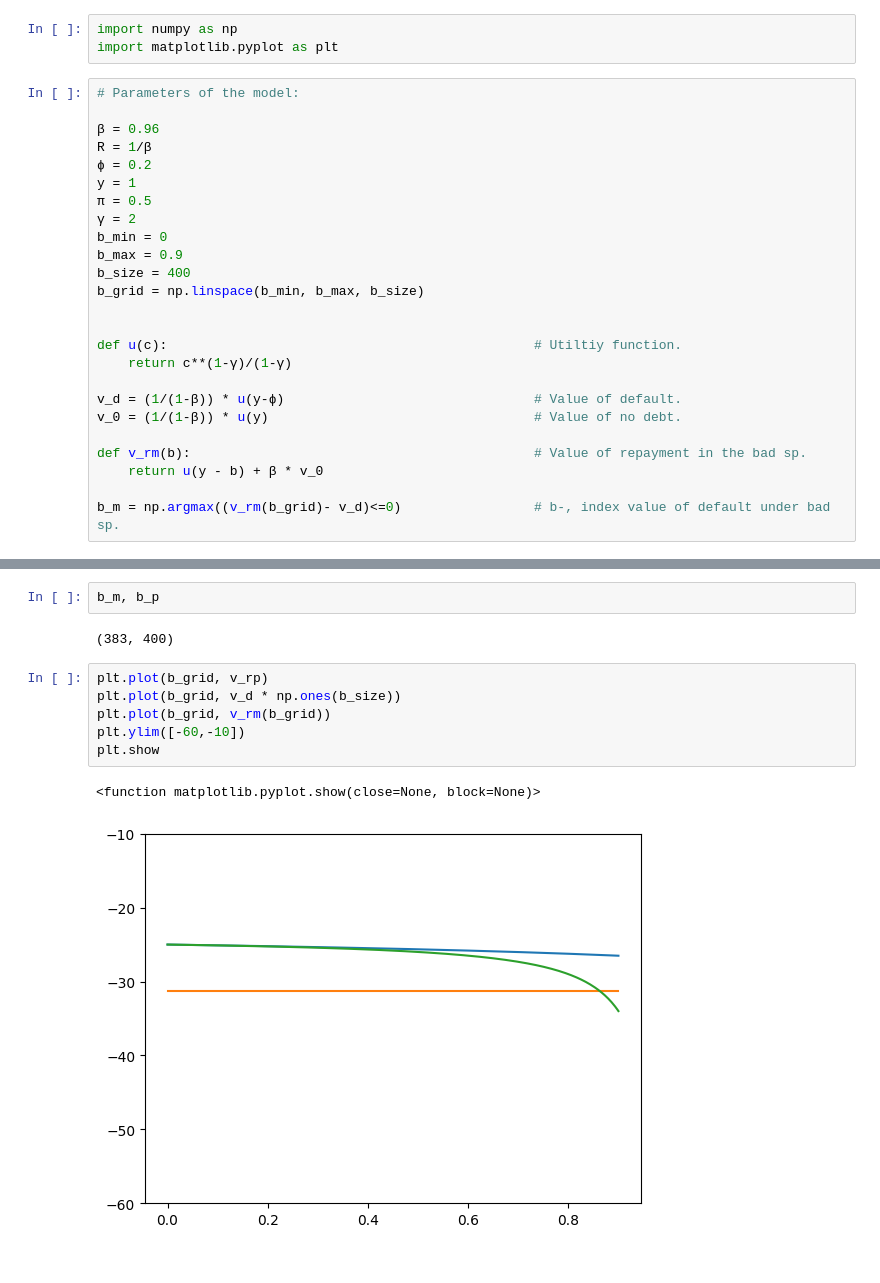
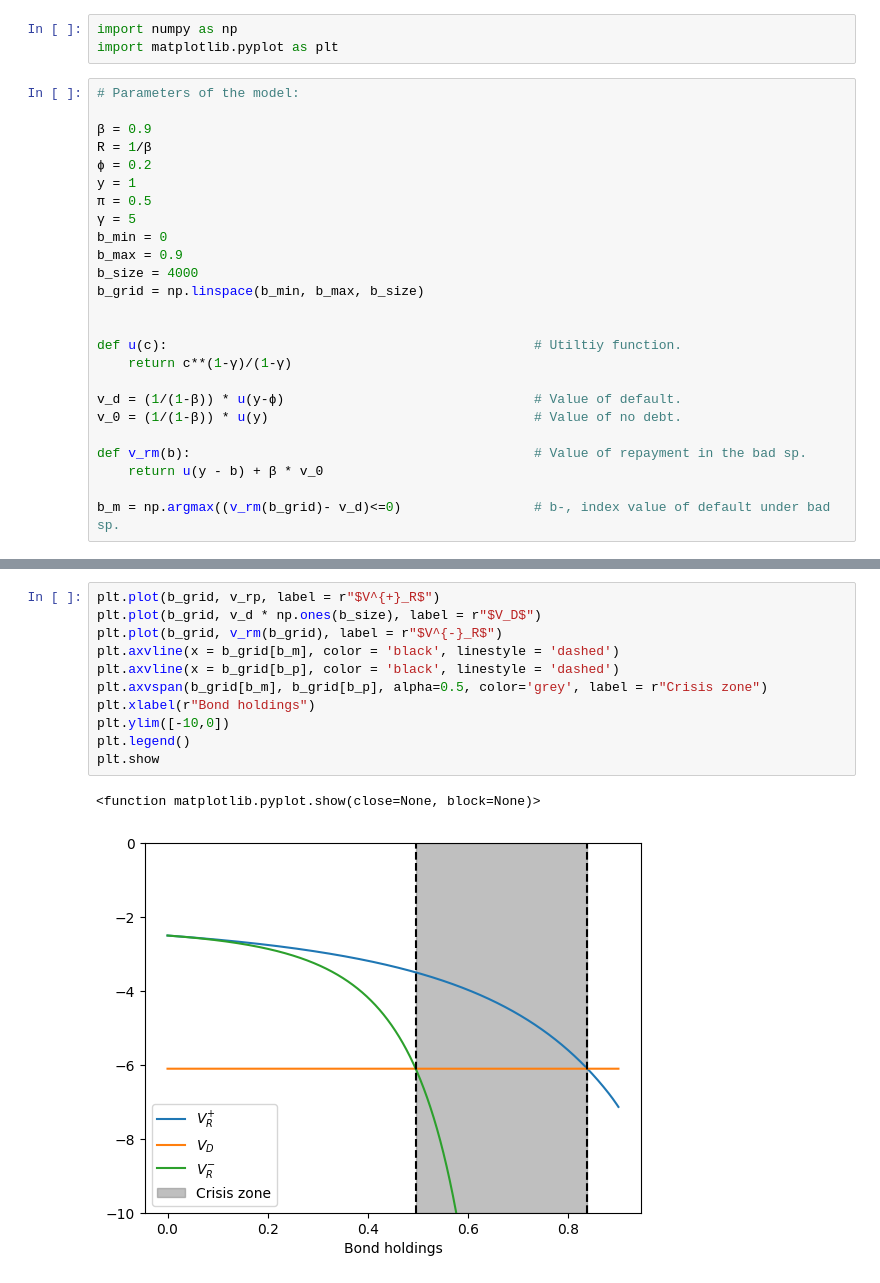
Before and after one commit to BelmudesLSB/Cole_Kehoe, a Jupyter notebook: Cole_Kehoe.ipynb, the cells around one changed output, grey strips where cells are left out. Cells and saved outputs as stored; diff of their text form.

Commit message:
fixing plots

```diff
--- a/Cole_Kehoe.ipynb
+++ b/Cole_Kehoe.ipynb
@@ -6,15 +6,15 @@ import matplotlib.pyplot as plt
 # %%
 # Parameters of the model:
 
-β = 0.96
+β = 0.9
 R = 1/β
 ϕ = 0.2
 y = 1
 π = 0.5
-γ = 2
+γ = 5
 b_min = 0
 b_max = 0.9
-b_size = 400
+b_size = 4000
 b_grid = np.linspace(b_min, b_max, b_size)
 
 
@@ -105,13 +105,14 @@ while error_1 > 10e-10 or error_2 > 10e-10:
-# %%
-b_m, b_p
-# %% [output]
-(383, 400)
-# %%
-plt.plot(b_grid, v_rp)
-plt.plot(b_grid, v_d * np.ones(b_size))
-plt.plot(b_grid, v_rm(b_grid))
-plt.ylim([-60,-10])
-plt.show
-# %% [output]
-<function matplotlib.pyplot.show(close=None, block=None)>
-[figure, removed]
+# %%
+plt.plot(b_grid, v_rp, label = r"$V^{+}_R$")
+plt.plot(b_grid, v_d * np.ones(b_size), label = r"$V_D$")
+plt.plot(b_grid, v_rm(b_grid), label = r"$V^{-}_R$")
+plt.axvline(x = b_grid[b_m], color = 'black', linestyle = 'dashed')
+plt.axvline(x = b_grid[b_p], color = 'black', linestyle = 'dashed')
+plt.axvspan(b_grid[b_m], b_grid[b_p], alpha=0.5, color='grey', label = r"Crisis zone")
+plt.xlabel(r"Bond holdings")
+plt.ylim([-10,0])
+plt.legend()
+plt.show
+# %% [output]
+<function matplotlib.pyplot.show(close=None, block=None)>
+[figure, added]
```
Also changed, not shown: parts of 3 cells of this notebook.
